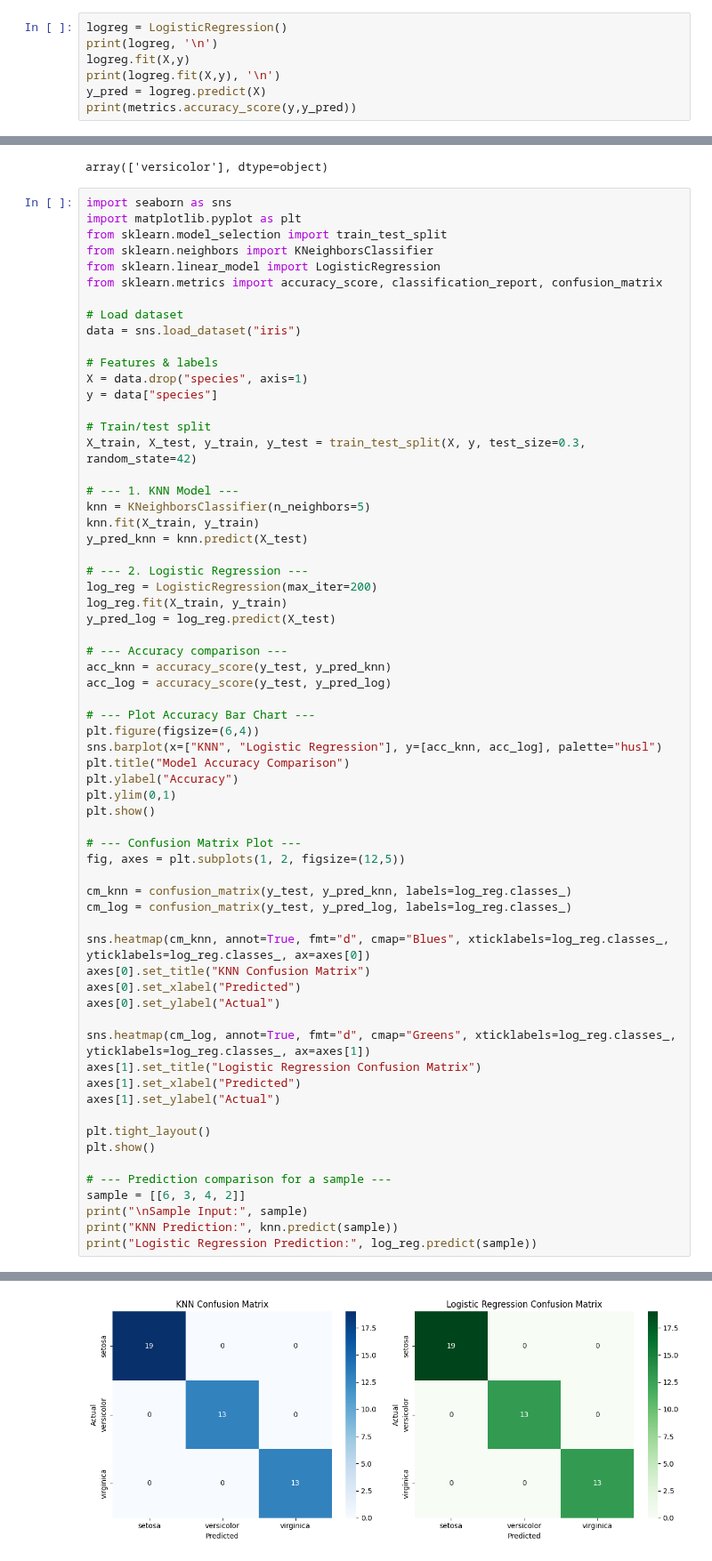
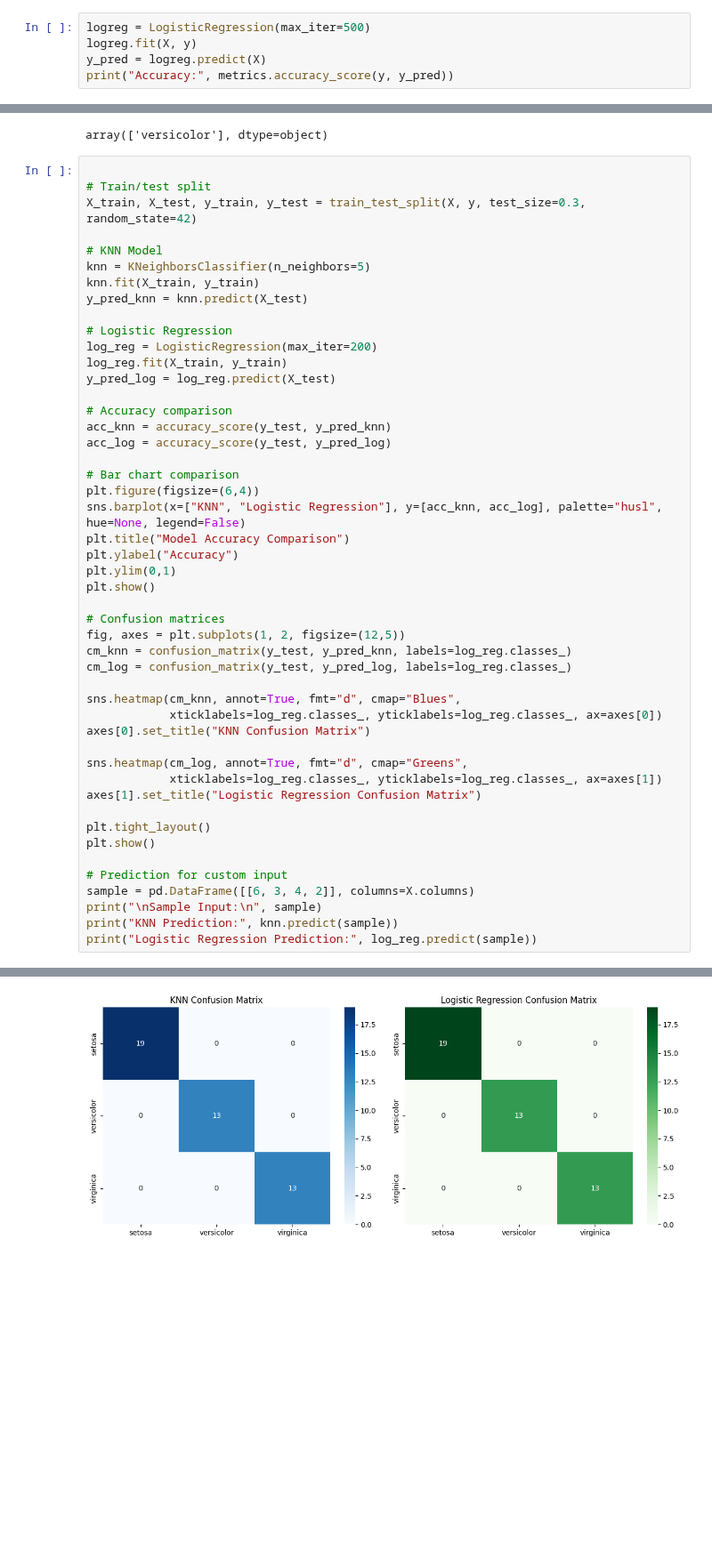
Before and after one commit to CodeX-mic/mykabuang, a Jupyter notebook: ActivityMic.ipynb, the cells around one changed output, grey strips where cells are left out. Shown at 89% size. Saved outputs shown, nothing was run; the diff lists cells and outputs as text; blank space fills up the shorter version.

```diff
--- a/ActivityMic.ipynb
+++ b/ActivityMic.ipynb
@@ -148,10 +143,8 @@ plt.show()
 # %% [output]
 [figure]
 # %%
-logreg = LogisticRegression()
-print(logreg, '\n')
-logreg.fit(X,y)
-print(logreg.fit(X,y), '\n')
+logreg = LogisticRegression(max_iter=500)
+logreg.fit(X, y)
 y_pred = logreg.predict(X)
-print(metrics.accuracy_score(y,y_pred))
+print("Accuracy:", metrics.accuracy_score(y, y_pred))
 # %% [output]
@@ -223,67 +177,51 @@ knn.predict([[6, 3, 4, 2]])
 # %% [output]
 array(['versicolor'], dtype=object)
 # %%
-import seaborn as sns
-import matplotlib.pyplot as plt
-from sklearn.model_selection import train_test_split
-from sklearn.neighbors import KNeighborsClassifier
-from sklearn.linear_model import LogisticRegression
-from sklearn.metrics import accuracy_score, classification_report, confusion_matrix
-
-# Load dataset
-data = sns.load_dataset("iris")
-
-# Features & labels
-X = data.drop("species", axis=1)
-y = data["species"]
 
 # Train/test split
 X_train, X_test, y_train, y_test = train_test_split(X, y, test_size=0.3, random_state=42)
 
-# --- 1. KNN Model ---
+# KNN Model
 knn = KNeighborsClassifier(n_neighbors=5)
 knn.fit(X_train, y_train)
 y_pred_knn = knn.predict(X_test)
 
-# --- 2. Logistic Regression ---
+# Logistic Regression
 log_reg = LogisticRegression(max_iter=200)
 log_reg.fit(X_train, y_train)
 y_pred_log = log_reg.predict(X_test)
 
-# --- Accuracy comparison ---
+# Accuracy comparison
 acc_knn = accuracy_score(y_test, y_pred_knn)
 acc_log = accuracy_score(y_test, y_pred_log)
 
-# --- Plot Accuracy Bar Chart ---
+# Bar chart comparison
 plt.figure(figsize=(6,4))
-sns.barplot(x=["KNN", "Logistic Regression"], y=[acc_knn, acc_log], palette="husl")
+sns.barplot(x=["KNN", "Logistic Regression"], y=[acc_knn, acc_log], palette="husl", hue=None, legend=False)
 plt.title("Model Accuracy Comparison")
 plt.ylabel("Accuracy")
 plt.ylim(0,1)
 plt.show()
 
-# --- Confusion Matrix Plot ---
+# Confusion matrices
 fig, axes = plt.subplots(1, 2, figsize=(12,5))
-
 cm_knn = confusion_matrix(y_test, y_pred_knn, labels=log_reg.classes_)
 cm_log = confusion_matrix(y_test, y_pred_log, labels=log_reg.classes_)
 
-sns.heatmap(cm_knn, annot=True, fmt="d", cmap="Blues", xticklabels=log_reg.classes_, yticklabels=log_reg.classes_, ax=axes[0])
+sns.heatmap(cm_knn, annot=True, fmt="d", cmap="Blues",
+            xticklabels=log_reg.classes_, yticklabels=log_reg.classes_, ax=axes[0])
 axes[0].set_title("KNN Confusion Matrix")
-axes[0].set_xlabel("Predicted")
-axes[0].set_ylabel("Actual")
 
-sns.heatmap(cm_log, annot=True, fmt="d", cmap="Greens", xticklabels=log_reg.classes_, yticklabels=log_reg.classes_, ax=axes[1])
+sns.heatmap(cm_log, annot=True, fmt="d", cmap="Greens",
+            xticklabels=log_reg.classes_, yticklabels=log_reg.classes_, ax=axes[1])
 axes[1].set_title("Logistic Regression Confusion Matrix")
-axes[1].set_xlabel("Predicted")
-axes[1].set_ylabel("Actual")
 
 plt.tight_layout()
 plt.show()
 
-# --- Prediction comparison for a sample ---
-sample = [[6, 3, 4, 2]]
-print("\nSample Input:", sample)
+# Prediction for custom input
+sample = pd.DataFrame([[6, 3, 4, 2]], columns=X.columns)
+print("\nSample Input:\n", sample)
 print("KNN Prediction:", knn.predict(sample))
 print("Logistic Regression Prediction:", log_reg.predict(sample))
 # %% [output]
@@ -293,2 +231,2 @@ Passing `palette` without assigning `hue` is deprecated and will be removed in v
 [figure]
-[figure, old version]
+[figure, new version]
```
Also changed, not shown: parts of 6 cells of this notebook.
